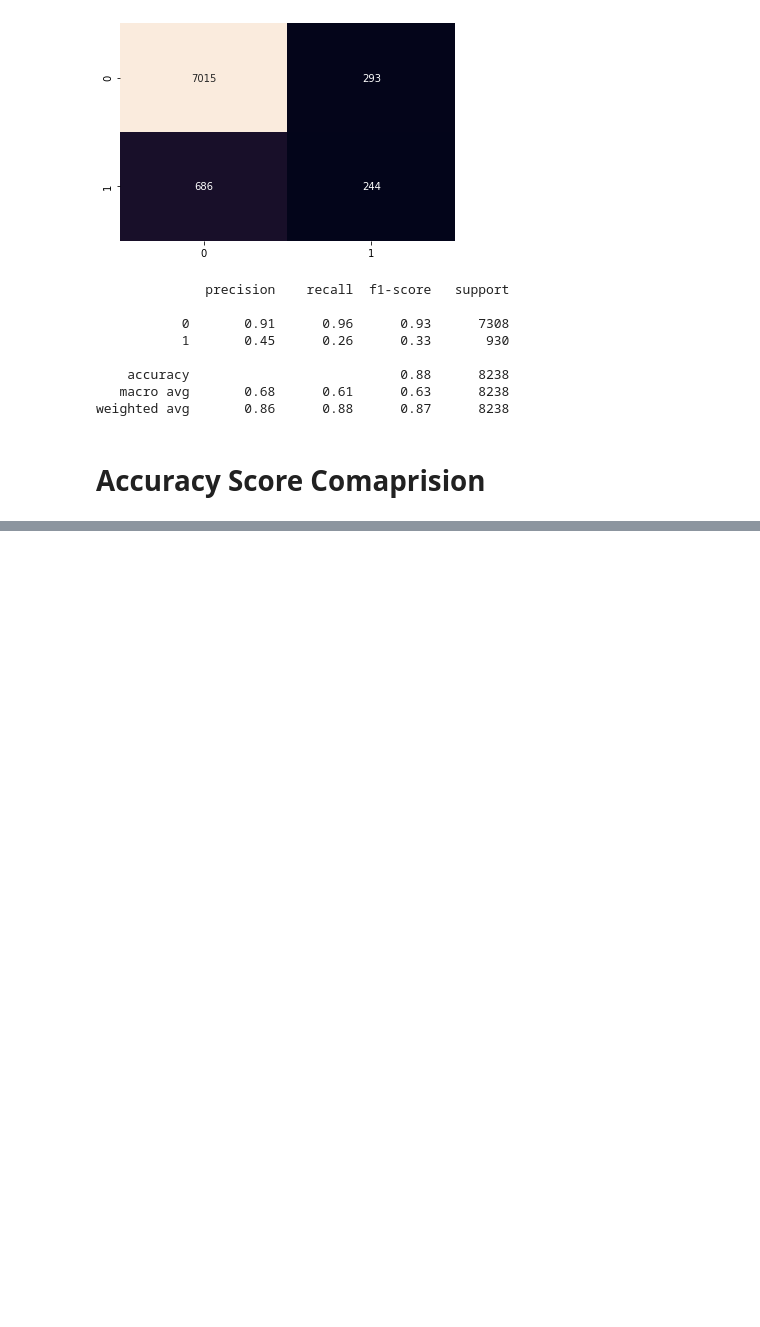
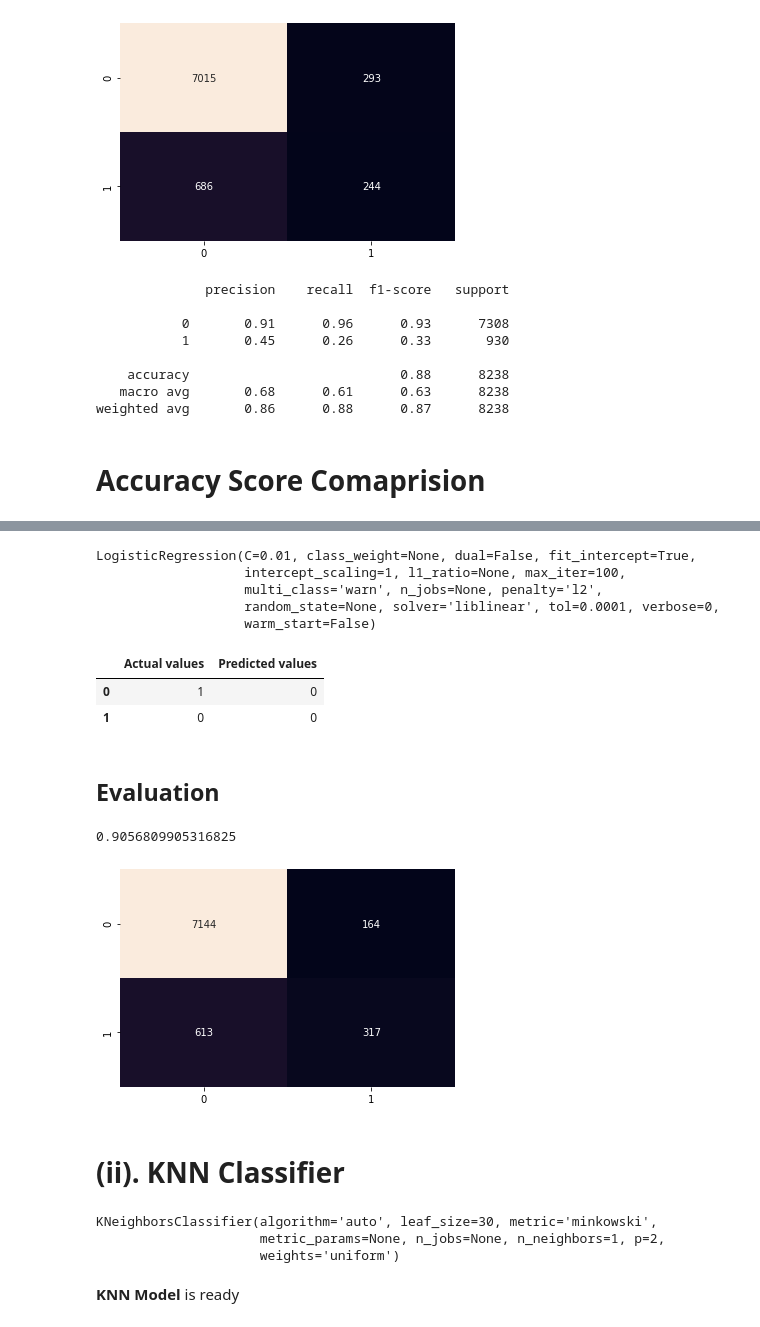
Before and after one commit to SSehrawat1720/ML-Projects, a Jupyter notebook: Predicting Client's choice to Subscribed a Term Deposit or not based on multiple feature by Different Classification Models.ipynb, the cells around one changed output, grey strips where cells are left out. Cells and saved outputs as stored; diff of their text form; code cells hidden in the pictures; blank space fills up the shorter version.

```diff
--- a/Predicting Client's choice to Subscribed a Term Deposit or not based on multiple feature by Different Classification Models.ipynb
+++ b/Predicting Client's choice to Subscribed a Term Deposit or not based on multiple feature by Different Classification Models.ipynb
@@ -842,6 +955,6 @@ model_data.isnull().sum()
 # %%
 X = model_data[['education' , 'contact' , 'duration' , 'nr.employed' , 'pdays' , 'euribor3m' , 'emp.var.rate' ,
-                               'previous' , 'cons.price.idx', 'poutcome']] .values
+                               'previous' , 'cons.price.idx', 'poutcome' , 'job']] .values
 Y = model_data['y'] .values
 # %%
 print( X[0:5] )
@@ -932,0 +1011,2 @@ plt.show()
+# %%
+xtrain , xtest , ytrain , ytest = train_test_split( X , Y , test_size = 0.2 , random_state=4)
@@ -932,0 +1027,33 @@ plt.show()
+# %%
+from sklearn import linear_model
+LoReg = linear_model .LogisticRegression( C = 0.01 , solver = 'liblinear')
+# %%
+LoReg .fit( xtrain , ytrain )
+# %% [output]
+LogisticRegression(C=0.01, class_weight=None, dual=False, fit_intercept=True,
+                   intercept_scaling=1, l1_ratio=None, max_iter=100,
+                   multi_class='warn', n_jobs=None, penalty='l2',
+                   random_state=None, solver='liblinear', tol=0.0001, verbose=0,
+                   warm_start=False)
+# %%
+LRpred_y = LoReg.predict(xtest)
+LRcomp_df = pd.DataFrame({'Actual values':ytest,'Predicted values':LRpred_y})
+LRcomp_df.head(2)
+# %% [output]
+|  | Actual values | Predicted values |
+| 0 | 1 | 0 |
+| 1 | 0 | 0 |
+# %% [markdown]
+## Evaluation
+# %%
+lras = metrics.accuracy_score( ytest , LRpred_y)
+lras
+# %% [output]
+0.9056809905316825
+# %%
+sns.heatmap(confusion_matrix(ytest , LRpred_y), annot = True, cbar = False,  fmt = '0.0f' )
+plt.show()
+# %% [output]
+[figure, added]
+# %% [markdown]
+# (ii). KNN Classifier
@@ -932,0 +1065,8 @@ plt.show()
+# %%
+KNN.fit(xtrain,ytrain)
+# %% [output]
+KNeighborsClassifier(algorithm='auto', leaf_size=30, metric='minkowski',
+                     metric_params=None, n_jobs=None, n_neighbors=1, p=2,
+                     weights='uniform')
+# %% [markdown]
+**KNN Model** is ready
```
Also changed, not shown: parts of 126 cells of this notebook.
